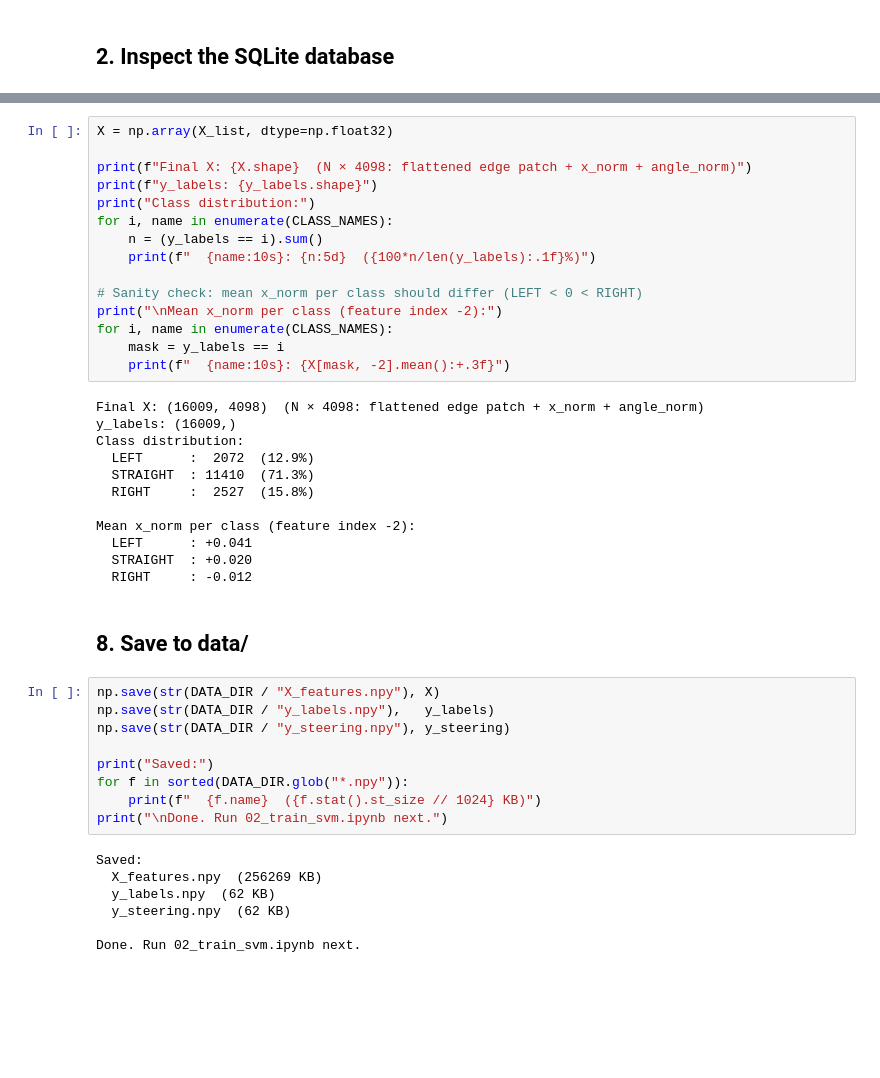
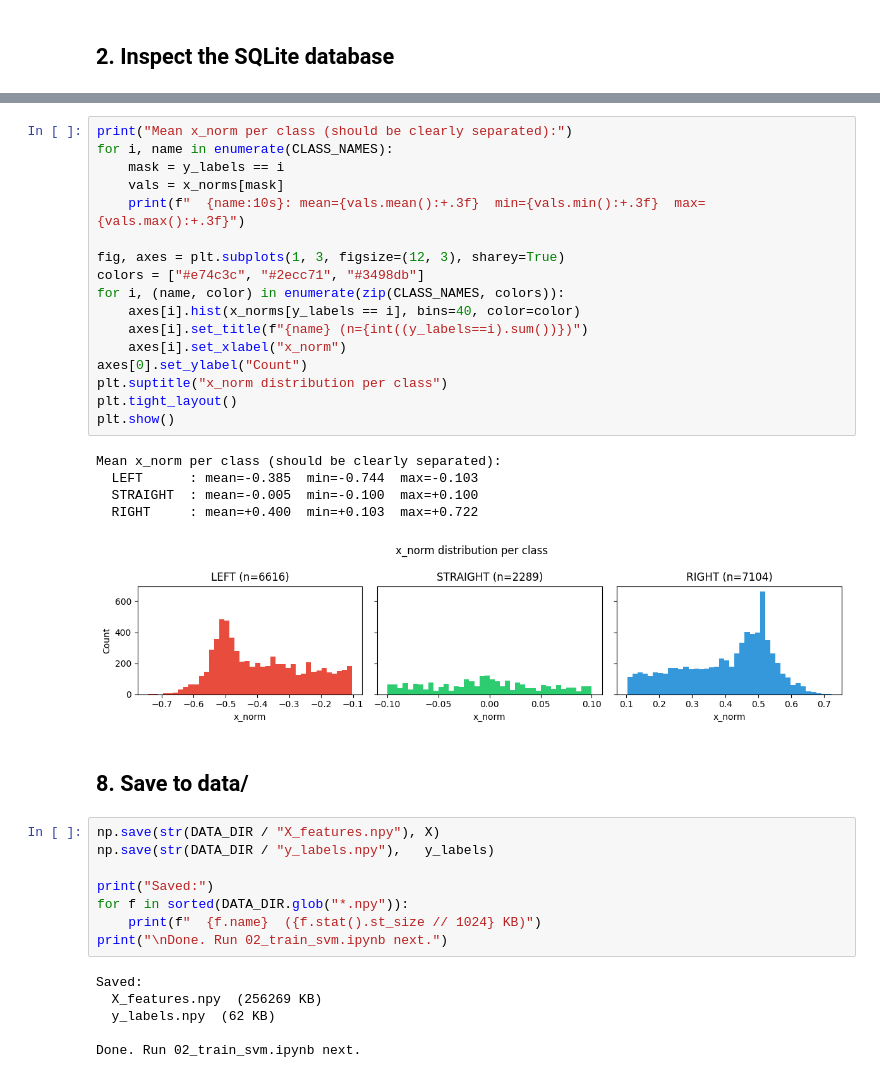
Before and after one commit to dccelectronicsgermany/Autonomous_Systems_A_Lab_Group_4, a Jupyter notebook: notebooks/01_extract_dataset.ipynb, the cells around one changed output, grey strips where cells are left out. Drawn from its saved outputs; the diff is of its cells as text; blank space fills up the shorter version.

```diff
--- a/notebooks/01_extract_dataset.ipynb
+++ b/notebooks/01_extract_dataset.ipynb
@@ -346,36 +305,31 @@ Frames with no detectable segment are skipped.
-# %%
-X = np.array(X_list, dtype=np.float32)
-
-print(f"Final X: {X.shape}  (N × 4098: flattened edge patch + x_norm + angle_norm)")
-print(f"y_labels: {y_labels.shape}")
-print("Class distribution:")
-for i, name in enumerate(CLASS_NAMES):
-    n = (y_labels == i).sum()
-    print(f"  {name:10s}: {n:5d}  ({100*n/len(y_labels):.1f}%)")
-
-# Sanity check: mean x_norm per class should differ (LEFT < 0 < RIGHT)
-print("\nMean x_norm per class (feature index -2):")
-for i, name in enumerate(CLASS_NAMES):
-    mask = y_labels == i
-    print(f"  {name:10s}: {X[mask, -2].mean():+.3f}")
-# %% [output]
-Final X: (16009, 4098)  (N × 4098: flattened edge patch + x_norm + angle_norm)
-y_labels: (16009,)
-Class distribution:
-  LEFT      :  2072  (12.9%)
-  STRAIGHT  : 11410  (71.3%)
-  RIGHT     :  2527  (15.8%)
-
-Mean x_norm per class (feature index -2):
-  LEFT      : +0.041
-  STRAIGHT  : +0.020
-  RIGHT     : -0.012
+# %%
+print("Mean x_norm per class (should be clearly separated):")
+for i, name in enumerate(CLASS_NAMES):
+    mask = y_labels == i
+    vals = x_norms[mask]
+    print(f"  {name:10s}: mean={vals.mean():+.3f}  min={vals.min():+.3f}  max={vals.max():+.3f}")
+
+fig, axes = plt.subplots(1, 3, figsize=(12, 3), sharey=True)
+colors = ["#e74c3c", "#2ecc71", "#3498db"]
+for i, (name, color) in enumerate(zip(CLASS_NAMES, colors)):
+    axes[i].hist(x_norms[y_labels == i], bins=40, color=color)
+    axes[i].set_title(f"{name} (n={int((y_labels==i).sum())})")
+    axes[i].set_xlabel("x_norm")
+axes[0].set_ylabel("Count")
+plt.suptitle("x_norm distribution per class")
+plt.tight_layout()
+plt.show()
+# %% [output]
+Mean x_norm per class (should be clearly separated):
+  LEFT      : mean=-0.385  min=-0.744  max=-0.103
+  STRAIGHT  : mean=-0.005  min=-0.100  max=+0.100
+  RIGHT     : mean=+0.400  min=+0.103  max=+0.722
+[figure, added]
 # %% [markdown]
 ## 8. Save to data/
 # %%
 np.save(str(DATA_DIR / "X_features.npy"), X)
 np.save(str(DATA_DIR / "y_labels.npy"),   y_labels)
-np.save(str(DATA_DIR / "y_steering.npy"), y_steering)
 
 print("Saved:")
 for f in sorted(DATA_DIR.glob("*.npy")):
@@ -385,6 +339,5 @@ print("\nDone. Run 02_train_svm.ipynb next.")
 Saved:
   X_features.npy  (256269 KB)
   y_labels.npy  (62 KB)
-  y_steering.npy  (62 KB)
 
 Done. Run 02_train_svm.ipynb next.
```
Also changed, not shown: parts of 15 cells of this notebook.
